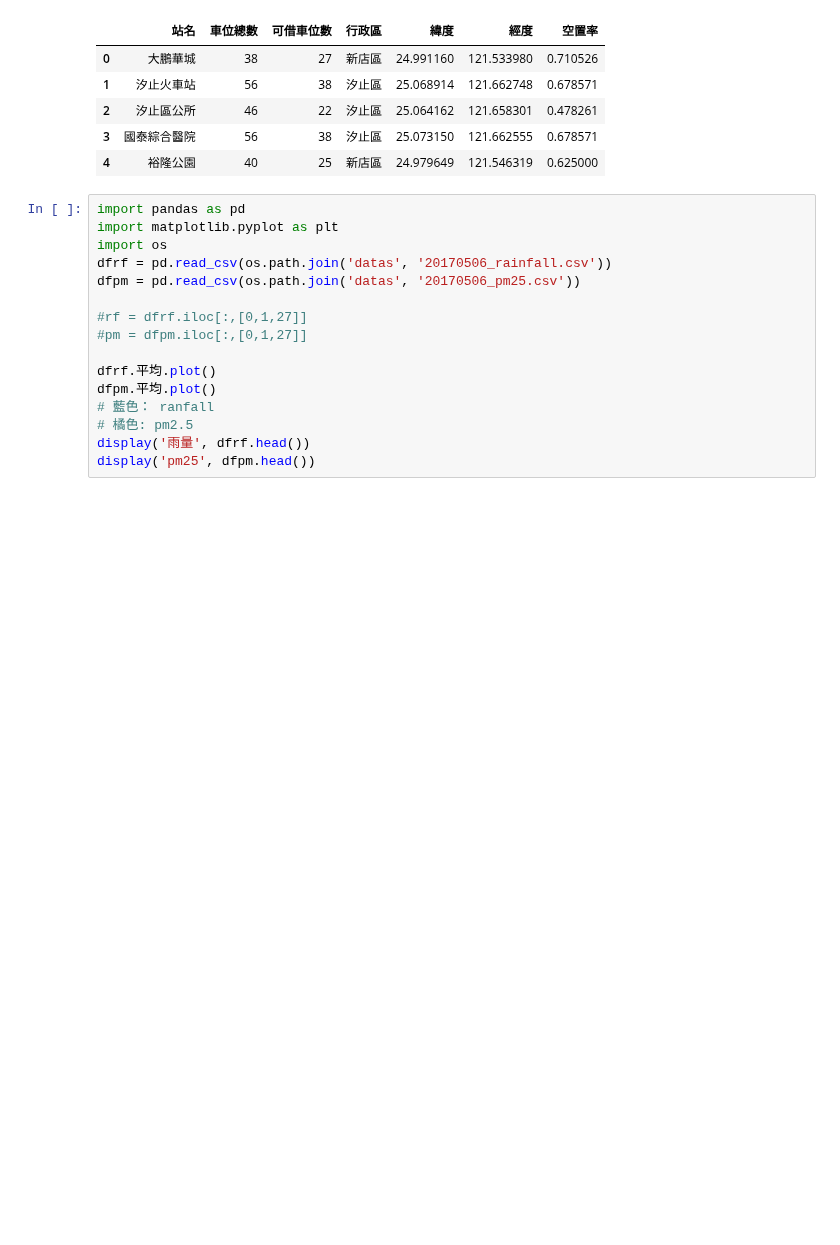
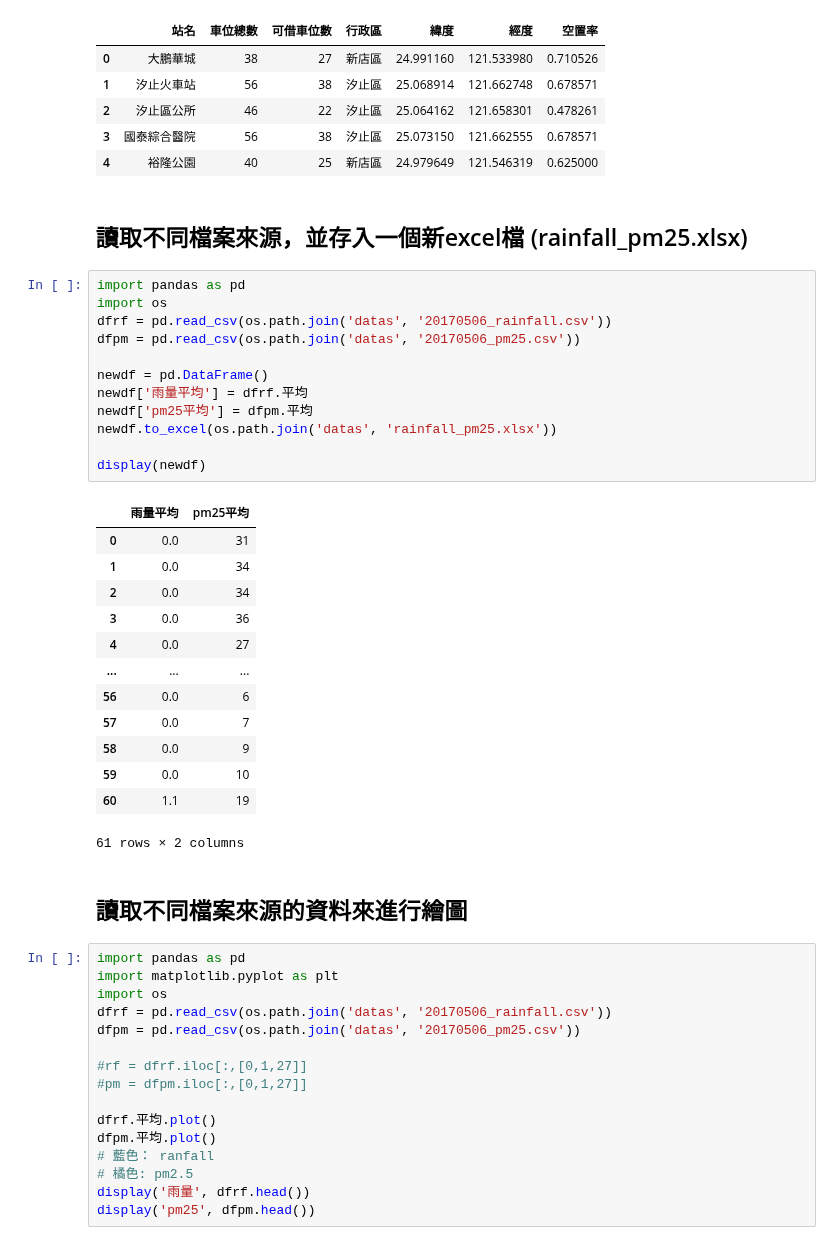
Before and after one commit to jiangsir/PythonBasic, a Jupyter notebook: Pandas基礎用法.ipynb, the cells around one changed output. Cells and saved outputs as stored; diff of their text form; blank space fills up the shorter version.

Commit message:
pandas

```diff
--- a/Pandas基礎用法.ipynb
+++ b/Pandas基礎用法.ipynb
@@ -644,6 +644,36 @@ x.head()
 | 2 | 汐止區公所 | 46 | 22 | 汐止區 | 25.064162 | 121.658301 | 0.478261 |
 | 3 | 國泰綜合醫院 | 56 | 38 | 汐止區 | 25.073150 | 121.662555 | 0.678571 |
 | 4 | 裕隆公園 | 40 | 25 | 新店區 | 24.979649 | 121.546319 | 0.625000 |
+# %% [markdown]
+## 讀取不同檔案來源，並存入一個新excel檔 (rainfall_pm25.xlsx)
+# %%
+import pandas as pd
+import os
+dfrf = pd.read_csv(os.path.join('datas', '20170506_rainfall.csv'))
+dfpm = pd.read_csv(os.path.join('datas', '20170506_pm25.csv'))
+
+newdf = pd.DataFrame()
+newdf['雨量平均'] = dfrf.平均
+newdf['pm25平均'] = dfpm.平均
+newdf.to_excel(os.path.join('datas', 'rainfall_pm25.xlsx'))
+
+display(newdf)
+# %% [output]
+|  | 雨量平均 | pm25平均 |
+| 0 | 0.0 | 31 |
+| 1 | 0.0 | 34 |
+| 2 | 0.0 | 34 |
+| 3 | 0.0 | 36 |
+| 4 | 0.0 | 27 |
+| ... | ... | ... |
+| 56 | 0.0 | 6 |
+| 57 | 0.0 | 7 |
+| 58 | 0.0 | 9 |
+| 59 | 0.0 | 10 |
+| 60 | 1.1 | 19 |
+61 rows × 2 columns
+# %% [markdown]
+## 讀取不同檔案來源的資料來進行繪圖
 # %%
 import pandas as pd
 import matplotlib.pyplot as plt
```
Also changed, not shown: 1 other file.
